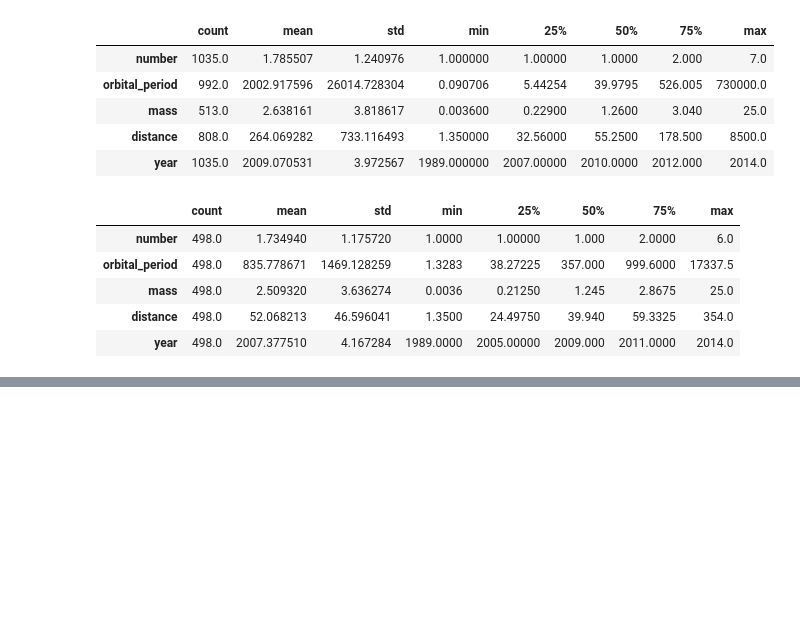
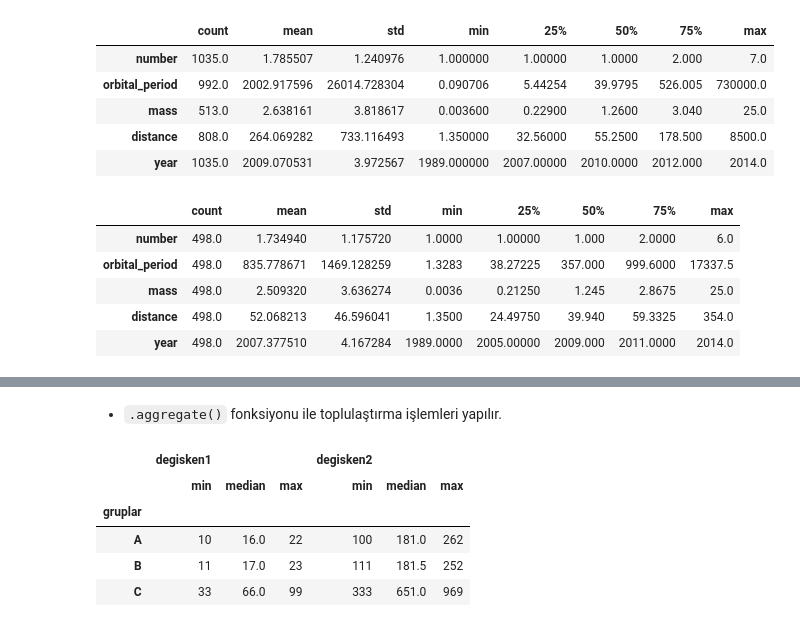
Before and after one commit to erol-berk-iyibozkurt/yetgen-core-python, a Jupyter notebook: 11. Hafta/Eğitim Öncesi Ödevler/Pandas.ipynb, the cells around one changed output, grey strips where cells are left out. Saved outputs shown, nothing was run; the diff lists cells and outputs as text; code cells hidden in the pictures; blank space fills up the shorter version.

```diff
--- a/11. Hafta/Eğitim Öncesi Ödevler/Pandas.ipynb
+++ b/11. Hafta/Eğitim Öncesi Ödevler/Pandas.ipynb
@@ -729,0 +807,5 @@ df.dropna().describe().T
+# %%
+df = pd.DataFrame({"gruplar" : ["A","B","C","A","B","C"],
+                  "degisken1" : [10,23,33,22,11,99],
+                  "degisken2" : [100,252,333,262,111,969]})
+df
@@ -729,0 +820,11 @@ df.dropna().describe().T
+# %% [markdown]
+- `.aggregate()` fonksiyonu ile toplulaştırma işlemleri yapılır.
+# %%
+df.groupby("gruplar").aggregate(["min", np.median, max])
+# %% [output]
+|  | degisken1 |  |  | degisken2 |  |  |
+|  | min | median | max | min | median | max |
+| gruplar |  |  |  |  |  |  |
+| A | 10 | 16.0 | 22 | 100 | 181.0 | 262 |
+| B | 11 | 17.0 | 23 | 111 | 181.5 | 252 |
+| C | 33 | 66.0 | 99 | 333 | 651.0 | 969 |
```
Also changed, not shown: parts of 29 cells of this notebook, 1 other file.
